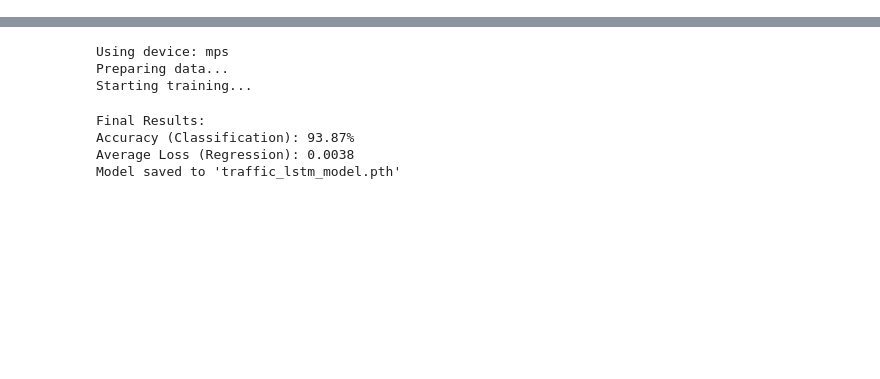
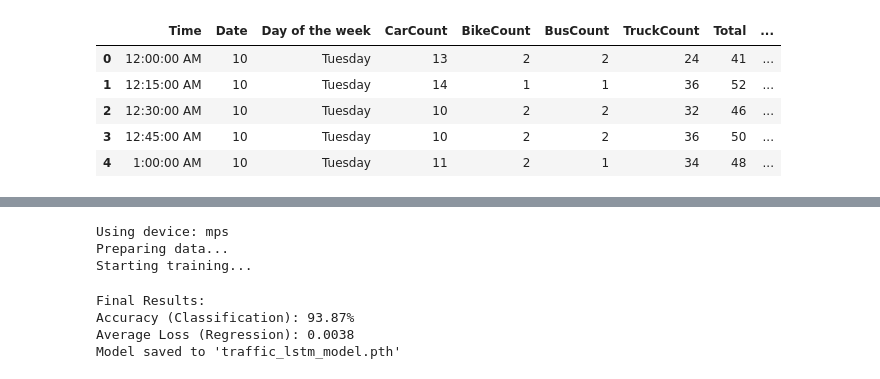
Before and after one commit to TheOctoMizer/AAI-530-Project, a Jupyter notebook: train_lstm.ipynb, the cells around one changed output, grey strips where cells are left out. Saved outputs shown, nothing was run; the diff lists cells and outputs as text; code cells hidden in the pictures; blank space fills up the shorter version.

```diff
--- a/train_lstm.ipynb
+++ b/train_lstm.ipynb
@@ -11,0 +14,9 @@ from lstm import TrafficLSTM
+# %%
+df.head()
+# %% [output]
+|  | Time | Date | Day of the week | CarCount | BikeCount | BusCount | TruckCount | Total | ... |
+| 0 | 12:00:00 AM | 10 | Tuesday | 13 | 2 | 2 | 24 | 41 | ... |
+| 1 | 12:15:00 AM | 10 | Tuesday | 14 | 1 | 1 | 36 | 52 | ... |
+| 2 | 12:30:00 AM | 10 | Tuesday | 10 | 2 | 2 | 32 | 46 | ... |
+| 3 | 12:45:00 AM | 10 | Tuesday | 10 | 2 | 2 | 36 | 50 | ... |
+| 4 | 1:00:00 AM | 10 | Tuesday | 11 | 2 | 1 | 34 | 48 | ... |
```
Also changed, not shown: parts of 5 cells of this notebook.
